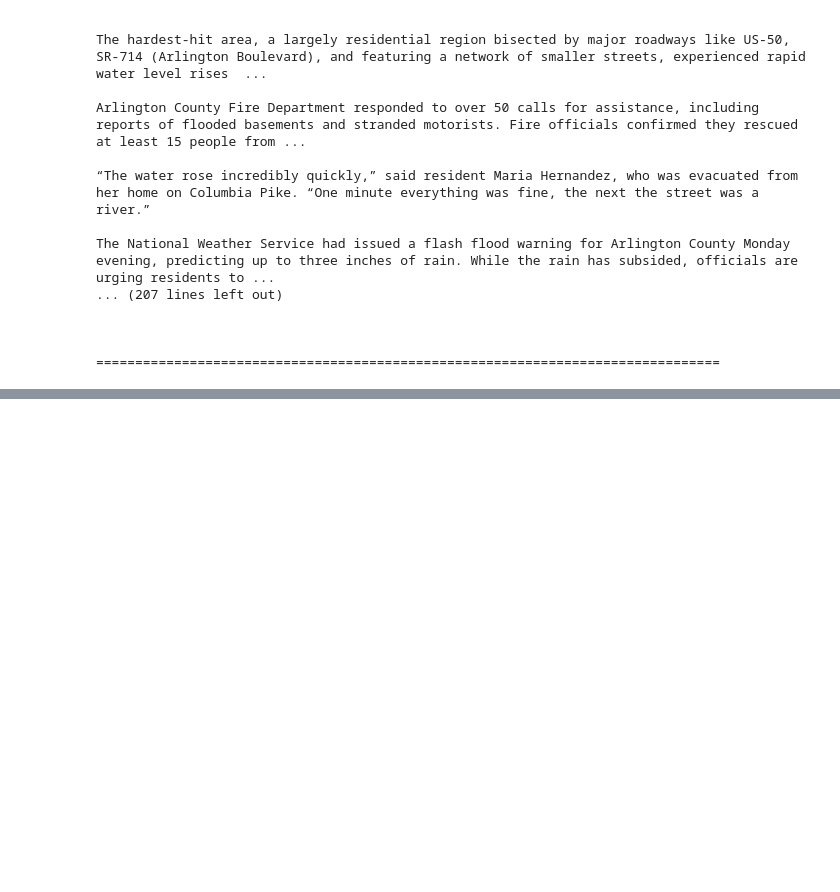
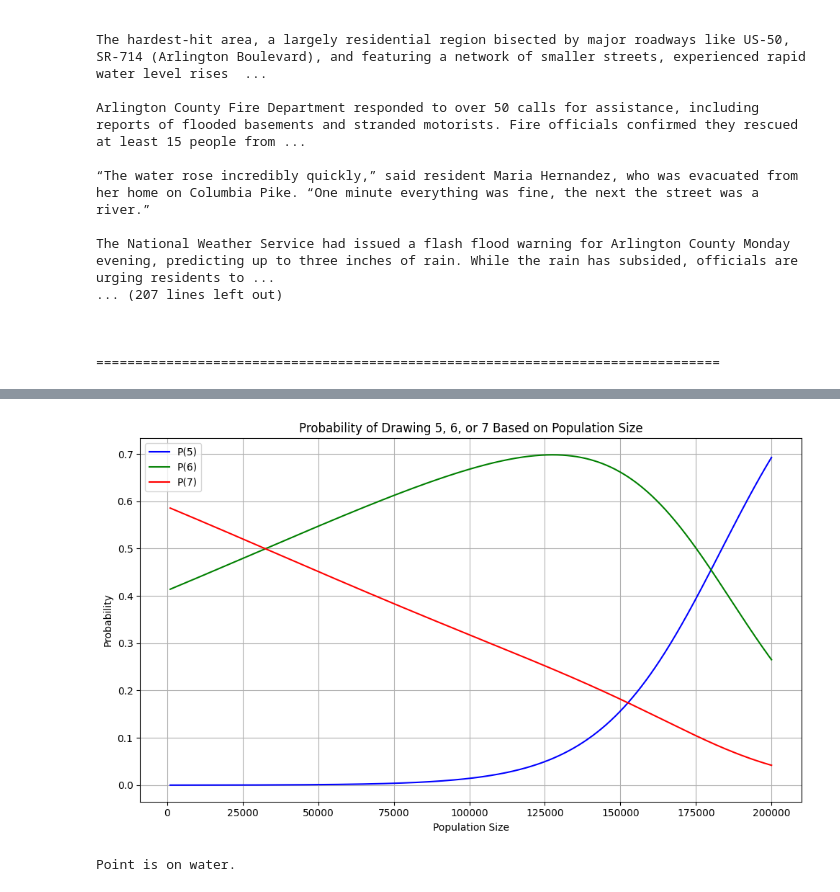
Before and after one commit to pumucklkopf/georelating-natural-disasters-with-llm-agents, a Jupyter notebook: data_handler/generate_georelating_dataset.ipynb, the cells around one changed output, grey strips where cells are left out. Saved outputs shown, nothing was run; the diff lists cells and outputs as text; code cells hidden in the pictures; blank space fills up the shorter version.

```diff
--- a/data_handler/generate_georelating_dataset.ipynb
+++ b/data_handler/generate_georelating_dataset.ipynb
@@ -417,0 +454,65 @@ sample.to_json(
+# %%
+import numpy as np
+import matplotlib.pyplot as plt
+
+# Define the probability function
+def get_probabilities(population):
+    center_5, width_5 = 300_000, 100_000
+    center_6, width_6 = 60_000, 100_000
+    center_7, width_7 = 5_000, 100_000
+
+    p5 = np.exp(-((population - center_5) / width_5) ** 2)
+    p6 = np.exp(-((population - center_6) / width_6) ** 2)
+    p7 = np.exp(-((population - center_7) / width_7) ** 2)
+
+    total = p5 + p6 + p7
+    return p5 / total, p6 / total, p7 / total
+
+# Generate population range
+pop_range = np.linspace(1_000, 200_000, 10000)
+p5_vals, p6_vals, p7_vals = [], [], []
+
+# Compute probabilities across the range
+for pop in pop_range:
+    p5, p6, p7 = get_probabilities(pop)
+    p5_vals.append(p5)
+    p6_vals.append(p6)
+    p7_vals.append(p7)
+
+# Plotting
+plt.figure(figsize=(10, 6))
+plt.plot(pop_range, p5_vals, label='P(5)', color='blue')
+plt.plot(pop_range, p6_vals, label='P(6)', color='green')
+plt.plot(pop_range, p7_vals, label='P(7)', color='red')
+plt.xlabel('Population Size')
+plt.ylabel('Probability')
+plt.title('Probability of Drawing 5, 6, or 7 Based on Population Size')
+plt.legend()
+plt.grid(True)
+plt.tight_layout()
+plt.show()
+# %% [output]
+[figure, added]
+# %%
+import geopandas as gpd
+from shapely.geometry import Point
+
+longitude = -9.37712129811443
+latitude = 47.63183225041958
+
+# 1. Load the land polygons (e.g., from a shapefile)
+land_poly = gpd.read_file("/Users/kaimoltzen/Downloads/ne_10m_land")
+
+# 2. Construct a point (using longitude, latitude)
+location_point = gpd.GeoSeries([Point(longitude, latitude)], crs="EPSG:4326")
+
+# 3. Perform a spatial join or use the “within” method
+joined = gpd.sjoin(location_point.to_frame("geometry"), land_poly, predicate="within")
+
+# If “joined” is empty, the point is likely over water; otherwise, it’s on land
+if joined.empty:
+    print("Point is on water.")
+else:
+    print("Point is on land.")
+# %% [output]
+Point is on water.
```
Also changed, not shown: parts of 23 cells of this notebook, 2 other files.
